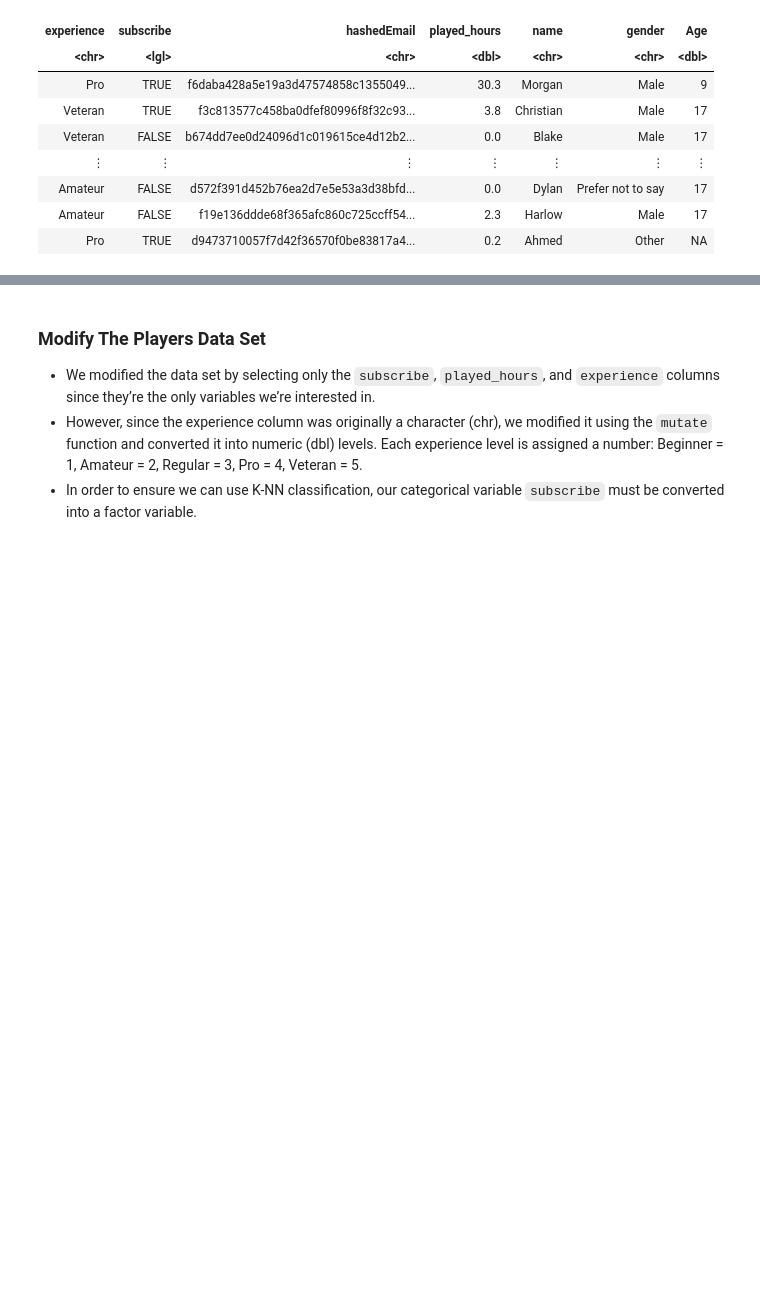
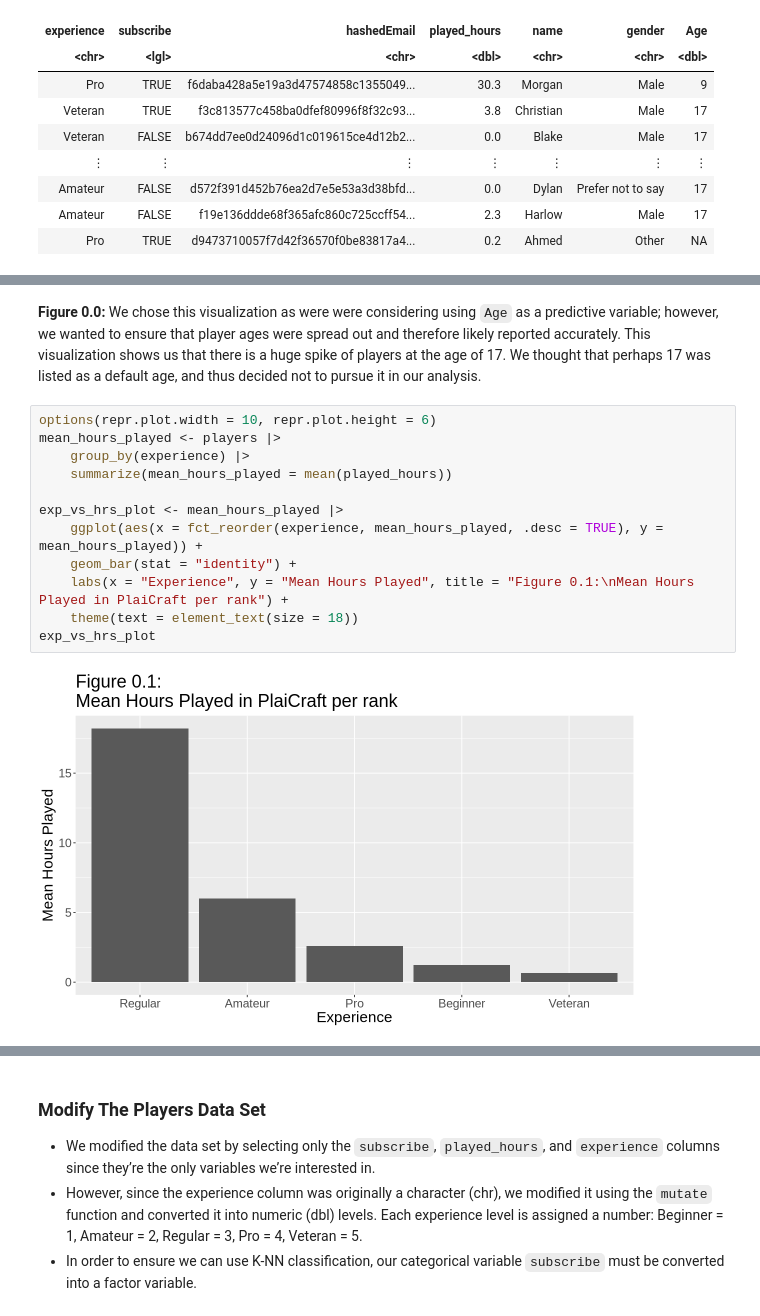
Before and after one commit to CharlieGatley67/group_project, a Jupyter notebook: group_project_2.0.ipynb, the cells around one changed output, grey strips where cells are left out. Drawn from its saved outputs; the diff is of its cells as text; blank space fills up the shorter version.

```diff
--- a/group_project_2.0.ipynb
+++ b/group_project_2.0.ipynb
@@ -106,0 +122,16 @@ A spec_tbl_df: 196 × 7
+# %% [markdown]
+**Figure 0.0:** We chose this visualization as were were considering using `Age` as a predictive variable; however, we wanted to ensure that player ages were spread out and therefore likely reported accurately. This visualization shows us that there is a huge spike of players at the age of 17. We thought that perhaps 17 was listed as a default age, and thus decided not to pursue it in our analysis.
+# %%
+options(repr.plot.width = 10, repr.plot.height = 6)
+mean_hours_played <- players |>
+    group_by(experience) |>
+    summarize(mean_hours_played = mean(played_hours))
+
+exp_vs_hrs_plot <- mean_hours_played |>
+    ggplot(aes(x = fct_reorder(experience, mean_hours_played, .desc = TRUE), y = mean_hours_played)) +
+    geom_bar(stat = "identity") +
+    labs(x = "Experience", y = "Mean Hours Played", title = "Figure 0.1:\nMean Hours Played in PlaiCraft per rank") +
+    theme(text = element_text(size = 18))
+exp_vs_hrs_plot
+# %% [output]
+[figure, added]
```
Also changed, not shown: parts of 27 cells of this notebook.
